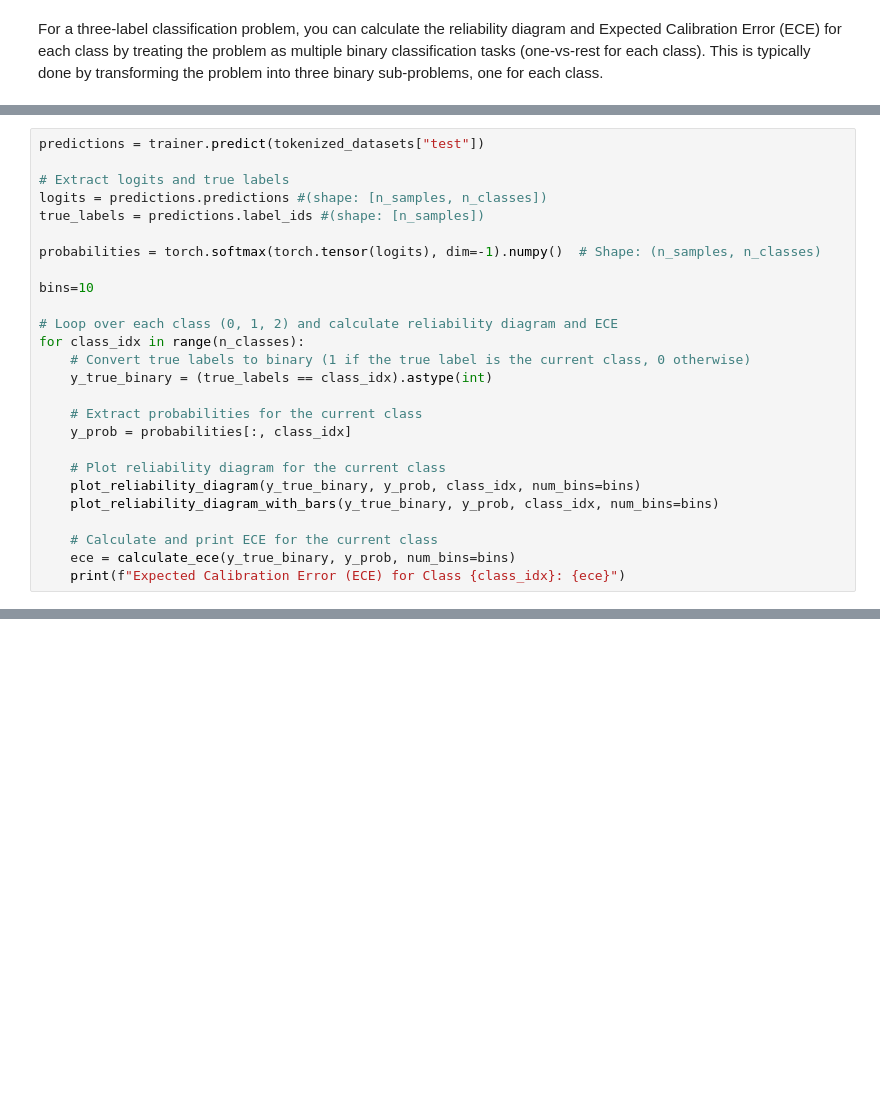
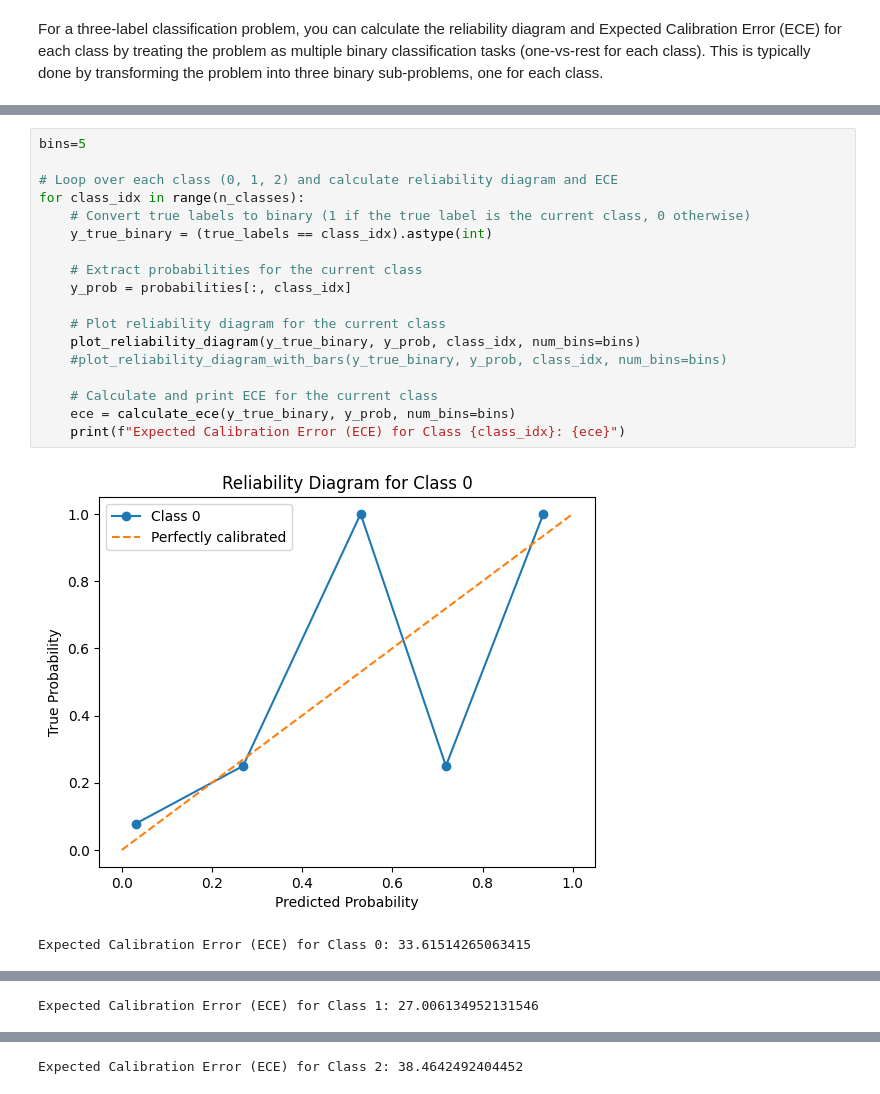
Before and after one commit to SadoukHamzaTarik/Calibration_test, a Jupyter notebook: Copie_de_ArBert_AuSTR_final.ipynb, the cells around one changed output, grey strips where cells are left out. Saved outputs shown, nothing was run; the diff lists cells and outputs as text; blank space fills up the shorter version.

```diff
--- a/Copie_de_ArBert_AuSTR_final.ipynb
+++ b/Copie_de_ArBert_AuSTR_final.ipynb
@@ -473,26 +396,21 @@ for class_idx in range(n_classes):
 # %%
-predictions = trainer.predict(tokenized_datasets["test"])
-
-# Extract logits and true labels
-logits = predictions.predictions #(shape: [n_samples, n_classes])
-true_labels = predictions.label_ids #(shape: [n_samples])
-
-probabilities = torch.softmax(torch.tensor(logits), dim=-1).numpy()  # Shape: (n_samples, n_classes)
-
-bins=10
+bins=5
 
 # Loop over each class (0, 1, 2) and calculate reliability diagram and ECE
 for class_idx in range(n_classes):
     # Convert true labels to binary (1 if the true label is the current class, 0 otherwise)
     y_true_binary = (true_labels == class_idx).astype(int)
 
     # Extract probabilities for the current class
     y_prob = probabilities[:, class_idx]
 
     # Plot reliability diagram for the current class
     plot_reliability_diagram(y_true_binary, y_prob, class_idx, num_bins=bins)
-    plot_reliability_diagram_with_bars(y_true_binary, y_prob, class_idx, num_bins=bins)
+    #plot_reliability_diagram_with_bars(y_true_binary, y_prob, class_idx, num_bins=bins)
 
     # Calculate and print ECE for the current class
     ece = calculate_ece(y_true_binary, y_prob, num_bins=bins)
     print(f"Expected Calibration Error (ECE) for Class {class_idx}: {ece}")
+# %% [output]
+[figure, added]
+Expected Calibration Error (ECE) for Class 0: 33.61514265063415
@@ -498,0 +418 @@ for class_idx in range(n_classes):
+Expected Calibration Error (ECE) for Class 1: 27.006134952131546
@@ -498,0 +420 @@ for class_idx in range(n_classes):
+Expected Calibration Error (ECE) for Class 2: 38.4642492404452
```
Also changed, not shown: parts of 20 cells of this notebook.
